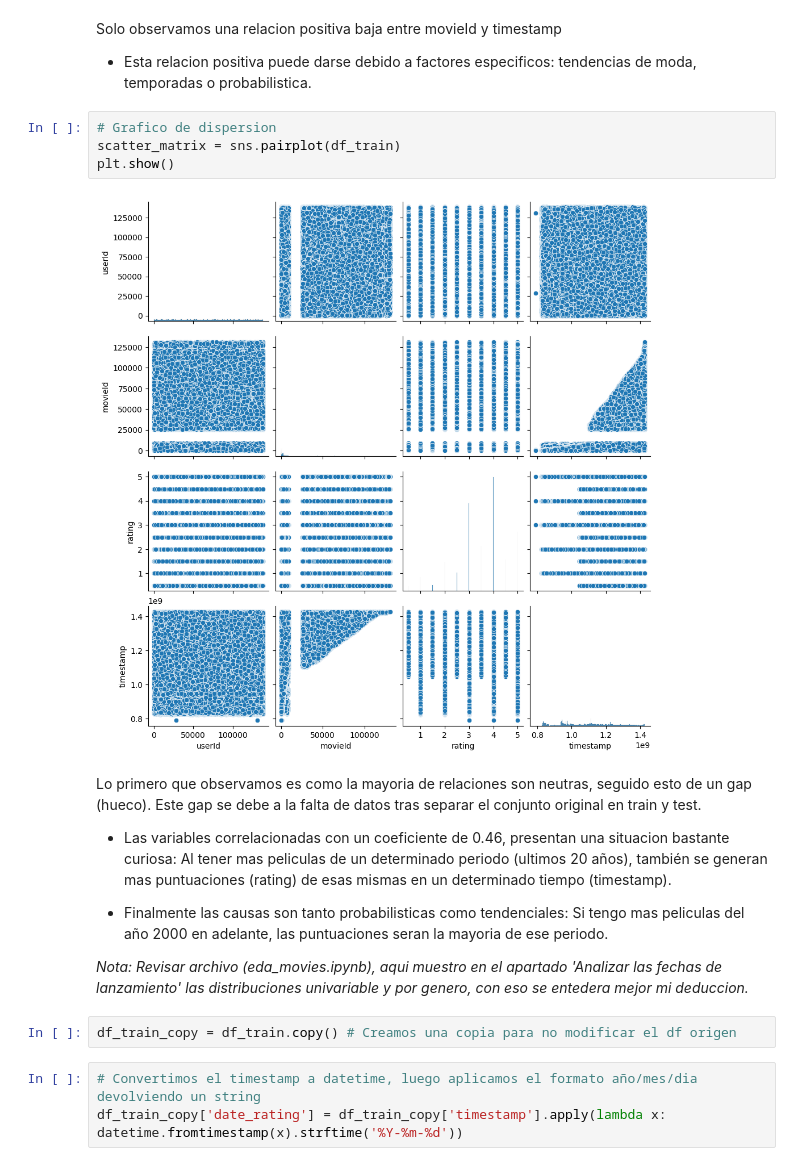
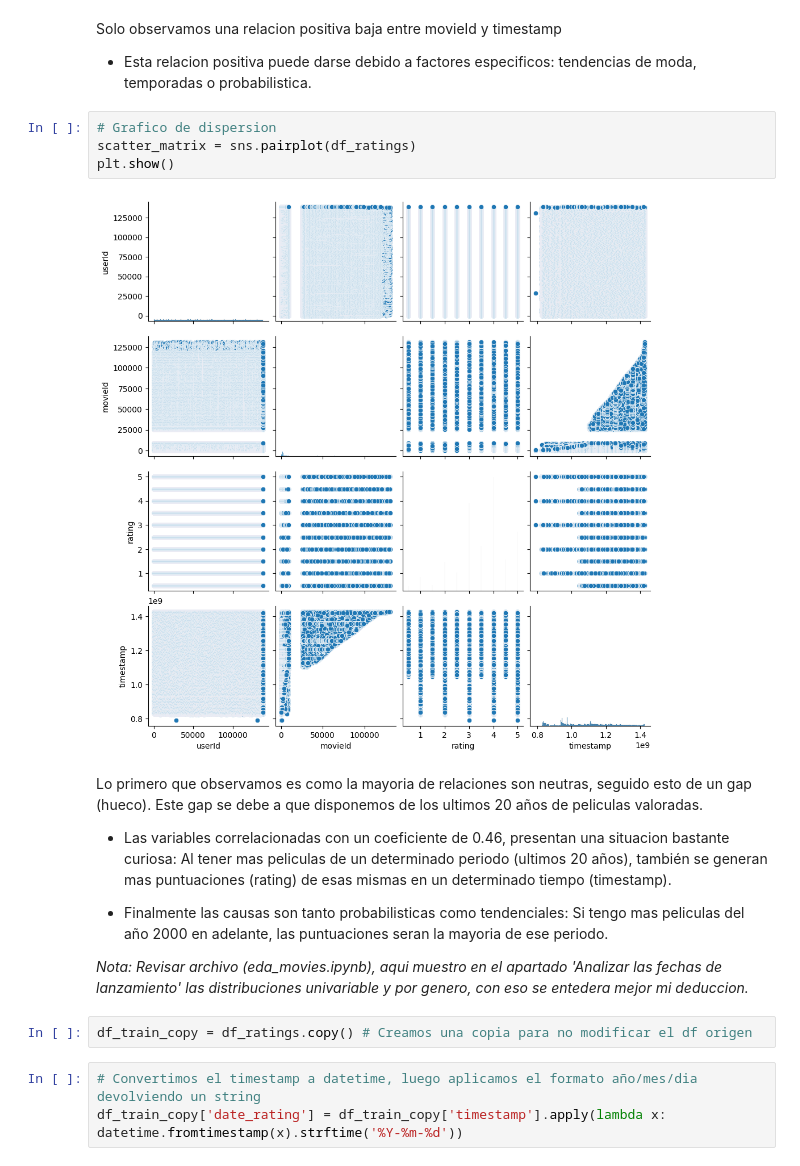
Before and after one commit to jarodriguezf/MoviesRecommender, a Jupyter notebook: data/exploratory/eda_ratings.ipynb, the cells around one changed output. Saved outputs shown, nothing was run; the diff lists cells and outputs as text.

Commit message:
fix_splitData_eda_ratings

```diff
--- a/data/exploratory/eda_ratings.ipynb
+++ b/data/exploratory/eda_ratings.ipynb
@@ -136,13 +119,13 @@ Solo observamos una relacion positiva baja entre movieId y timestamp
 - Esta relacion positiva puede darse debido a factores especificos: tendencias de moda, temporadas o probabilistica.
 # %%
 # Grafico de dispersion
-scatter_matrix = sns.pairplot(df_train)
+scatter_matrix = sns.pairplot(df_ratings)
 plt.show()
 # %% [output]
-[figure, old version]
+[figure, new version]
 # %% [markdown]
 Lo primero que observamos es como la mayoria de relaciones son neutras, seguido esto de un gap (hueco).
-Este gap se debe a la falta de datos tras separar el conjunto original en train y test.
+Este gap se debe a que disponemos de los ultimos 20 años de peliculas valoradas.
 
 - Las variables correlacionadas con un coeficiente de 0.46, presentan una situacion bastante curiosa: Al tener mas peliculas de un determinado periodo (ultimos 20 años), también se generan mas puntuaciones (rating) de esas mismas en un determinado tiempo (timestamp).
 
@@ -151,7 +134,7 @@ Este gap se debe a la falta de datos tras separar el conjunto original en train
 
 *Nota: Revisar archivo (eda_movies.ipynb), aqui muestro en el apartado 'Analizar las fechas de lanzamiento' las distribuciones univariable y por genero, con eso se entedera mejor mi deduccion.*
 # %%
-df_train_copy = df_train.copy() # Creamos una copia para no modificar el df origen
+df_train_copy = df_ratings.copy() # Creamos una copia para no modificar el df origen
 # %%
 # Convertimos el timestamp a datetime, luego aplicamos el formato año/mes/dia devolviendo un string
 df_train_copy['date_rating'] = df_train_copy['timestamp'].apply(lambda x: datetime.fromtimestamp(x).strftime('%Y-%m-%d'))
```
Also changed, not shown: parts of 17 cells of this notebook, 1 other file.
